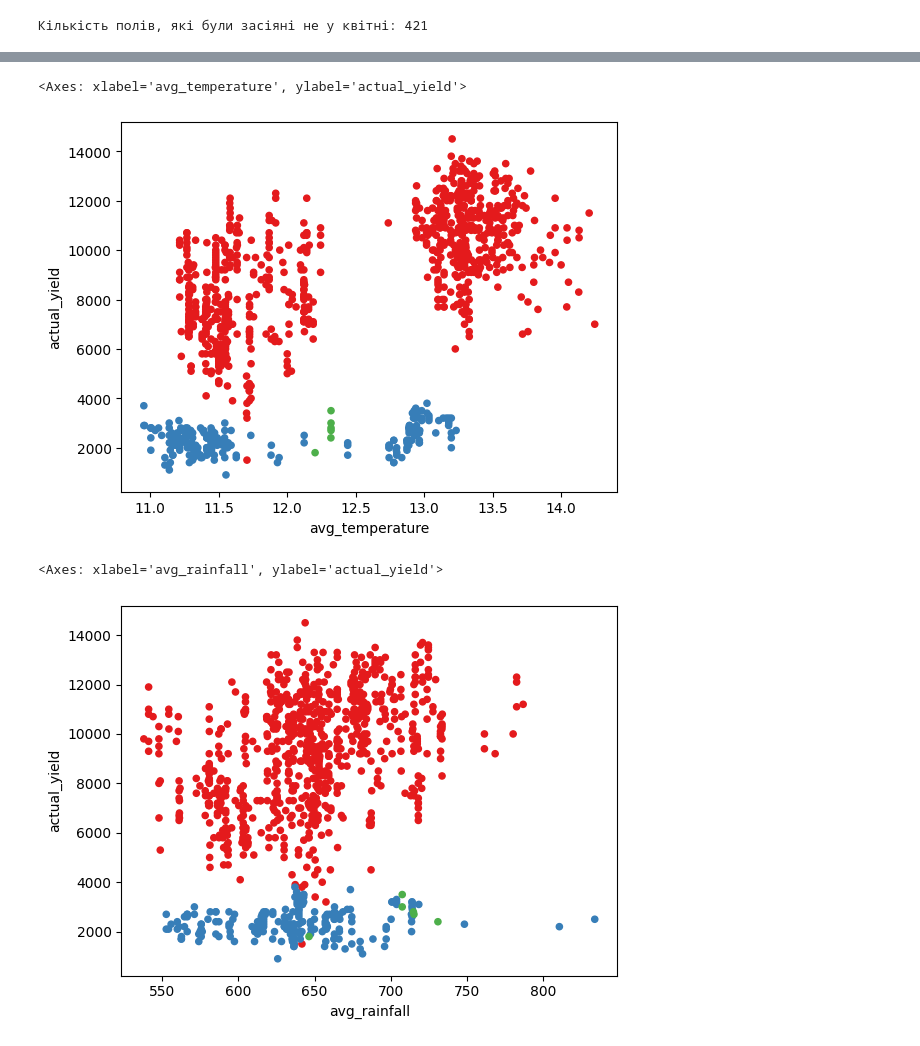
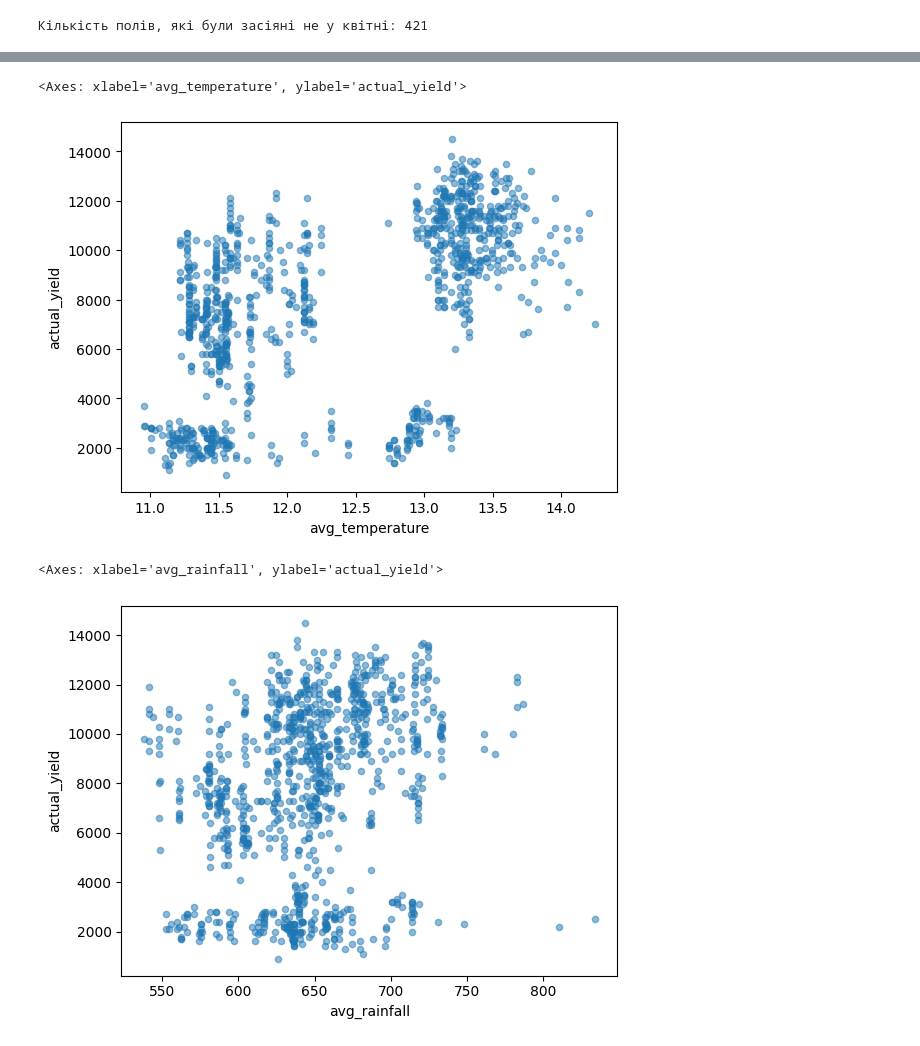
Before and after one commit to yuraberun/Geo, a Jupyter notebook: lab_04/lab_04.ipynb, the cells around one changed output, grey strips where cells are left out. Cells and saved outputs as stored; diff of their text form; code cells hidden in the pictures.

```diff
--- a/lab_04/lab_04.ipynb
+++ b/lab_04/lab_04.ipynb
@@ -5,4 +5,4 @@ import matplotlib.pyplot as plt
 # %%
-data = geopandas.read_file("../resourses/example_dataset.geojson")
-data = data.to_crs(epsg=32635)
+gdf = geopandas.read_file("../resourses/example_dataset.geojson")
+gdf = gdf.to_crs(epsg=32635)
 # %%
@@ -20,8 +20,8 @@ print(f'Кількість полів, які були засіяні не у к
 # %% [output]
 Кількість полів, які були засіяні не у квітні: 421
 # %%
-data['mistake'] = abs((data['actual_yield'] - data['model_yield']) / data['actual_yield'])
-data.head(1)
+gdf['relative_mistake'] = abs((gdf['actual_yield'] - gdf['model_yield']) / gdf['actual_yield'])
+gdf.head(1)
 # %% [output]
 |  | crop_name | sowing_date | actual_yield | field_id | avg_temperature | avg_rainfall | model_yield | geometry | ... |
 | 0 | maiz | 2016-04-10 | 7600.0 | MS_VN_03_407 | 11.547103 | 572.463009 | 8903.0 | MULTIPOLYGON (((584923.210 545202... | ... |
@@ -52,12 +55,14 @@ Name: 213, dtype: object
 # %%
-data['centroid'] = data['geometry'].centroid.apply(lambda x: f'POINT({x.x}, {x.y})')
-data.head(1)
+gdf['centroid'] = gdf['geometry'].centroid
+gdf['centroid'] = gdf['centroid'].to_crs(epsg=4326)
+gdf['centroid'] = gdf['centroid'].apply(lambda x: f'POINT({x.x}, {x.y})')
+gdf.head(1)
 # %% [output]
 |  | crop_name | sowing_date | actual_yield | field_id | avg_temperature | avg_rainfall | model_yield | geometry | ... |
 | 0 | maiz | 2016-04-10 | 7600.0 | MS_VN_03_407 | 11.547103 | 572.463009 | 8903.0 | MULTIPOLYGON (((584923.210 545202... | ... |
 # %%
-data['area(m²)'] = data.area
-data.head(1)
+gdf['area'] = gdf.area
+gdf.head(1)
 # %% [output]
 |  | crop_name | sowing_date | actual_yield | field_id | avg_temperature | avg_rainfall | model_yield | geometry | ... |
 | 0 | maiz | 2016-04-10 | 7600.0 | MS_VN_03_407 | 11.547103 | 572.463009 | 8903.0 | MULTIPOLYGON (((584923.210 545202... | ... |
@@ -68,11 +69,11 @@ for i, name in enumerate(data['crop_name'].unique()):
 # %%
-data.plot(x='avg_temperature', y='actual_yield', kind='scatter', c=data['crop_name'].map(color_dict))
+gdf.plot(x='avg_temperature', y='actual_yield', kind='scatter', alpha = 0.5)
 # %% [output]
 <Axes: xlabel='avg_temperature', ylabel='actual_yield'>
-[figure, old version]
+[figure, new version]
 # %%
-data.plot(x='avg_rainfall', y='actual_yield', kind='scatter', c=data['crop_name'].map(color_dict))
+gdf.plot(x='avg_rainfall', y='actual_yield', kind='scatter', alpha = 0.5)
 # %% [output]
 <Axes: xlabel='avg_rainfall', ylabel='actual_yield'>
-[figure, old version]
+[figure, new version]
 # %%
```
Also changed, not shown: parts of 6 cells of this notebook, 3 other files.
